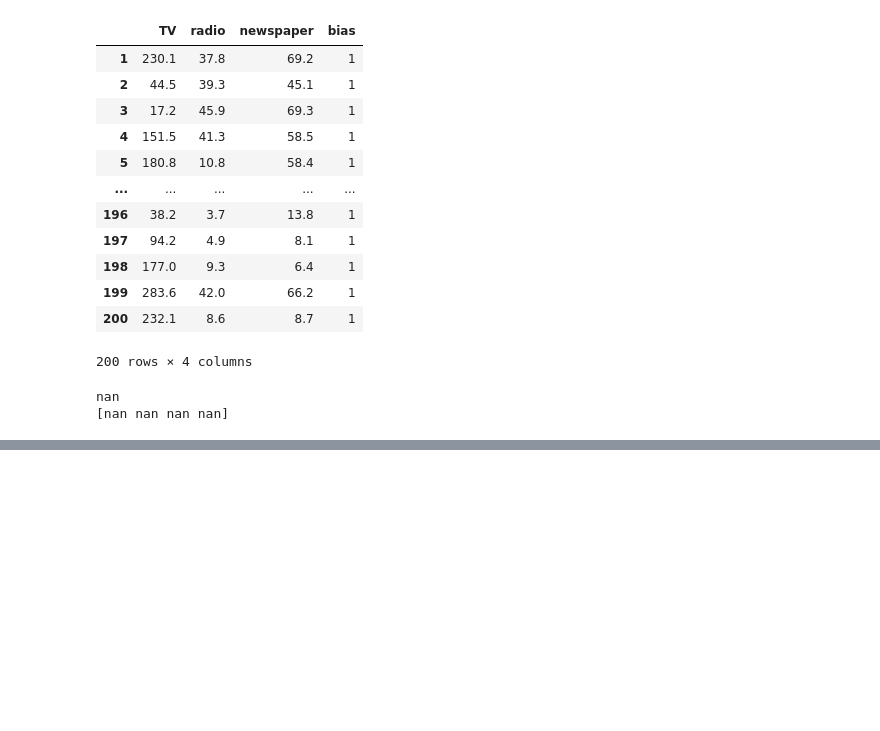
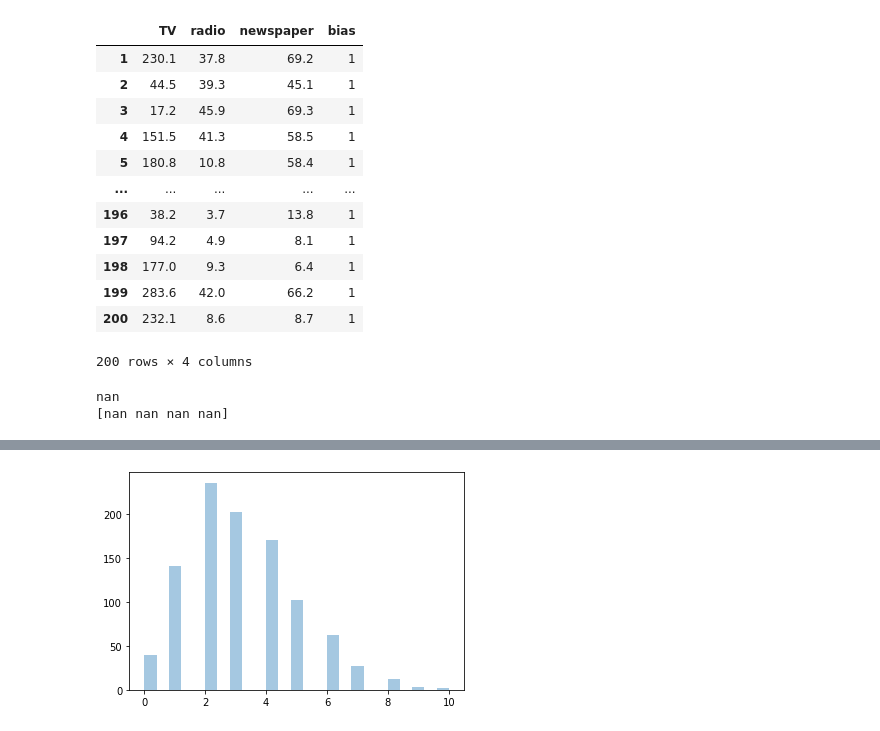
Before and after one commit to Nadarsa/sf_data_science, a Jupyter notebook: Math & ML/practice.ipynb, the cells around one changed output, grey strips where cells are left out. Drawn from its saved outputs; the diff is of its cells as text; code cells hidden in the pictures; blank space fills up the shorter version.

```diff
--- a/Math & ML/practice.ipynb
+++ b/Math & ML/practice.ipynb
@@ -1424,0 +1496,5 @@ nan
+# %%
+sns.distplot(np.random.poisson(lam=3, size=1000), kde=False)
+plt.show()
+# %% [output]
+[figure, added]
```
Also changed, not shown: parts of 12 cells of this notebook, 7 other files.
